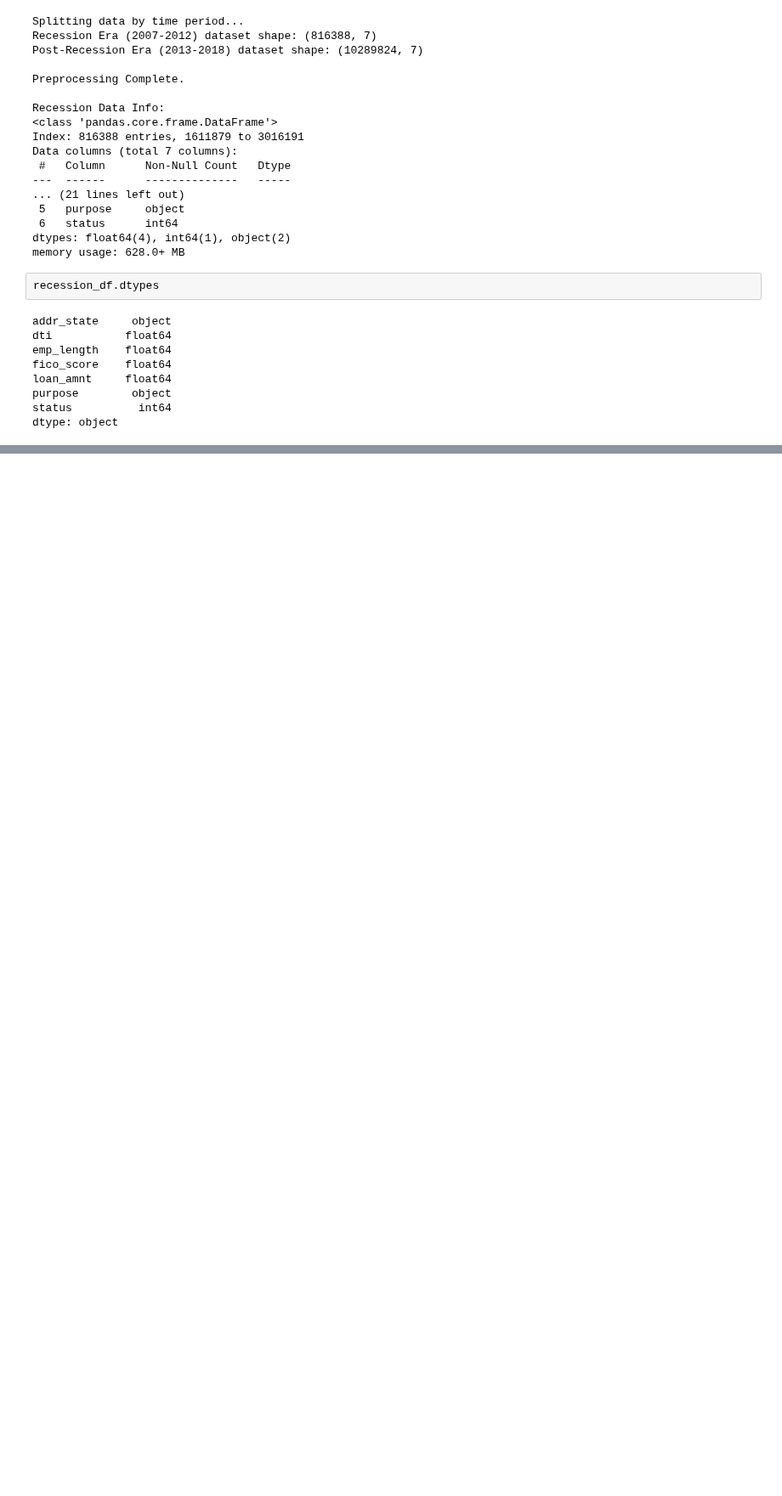
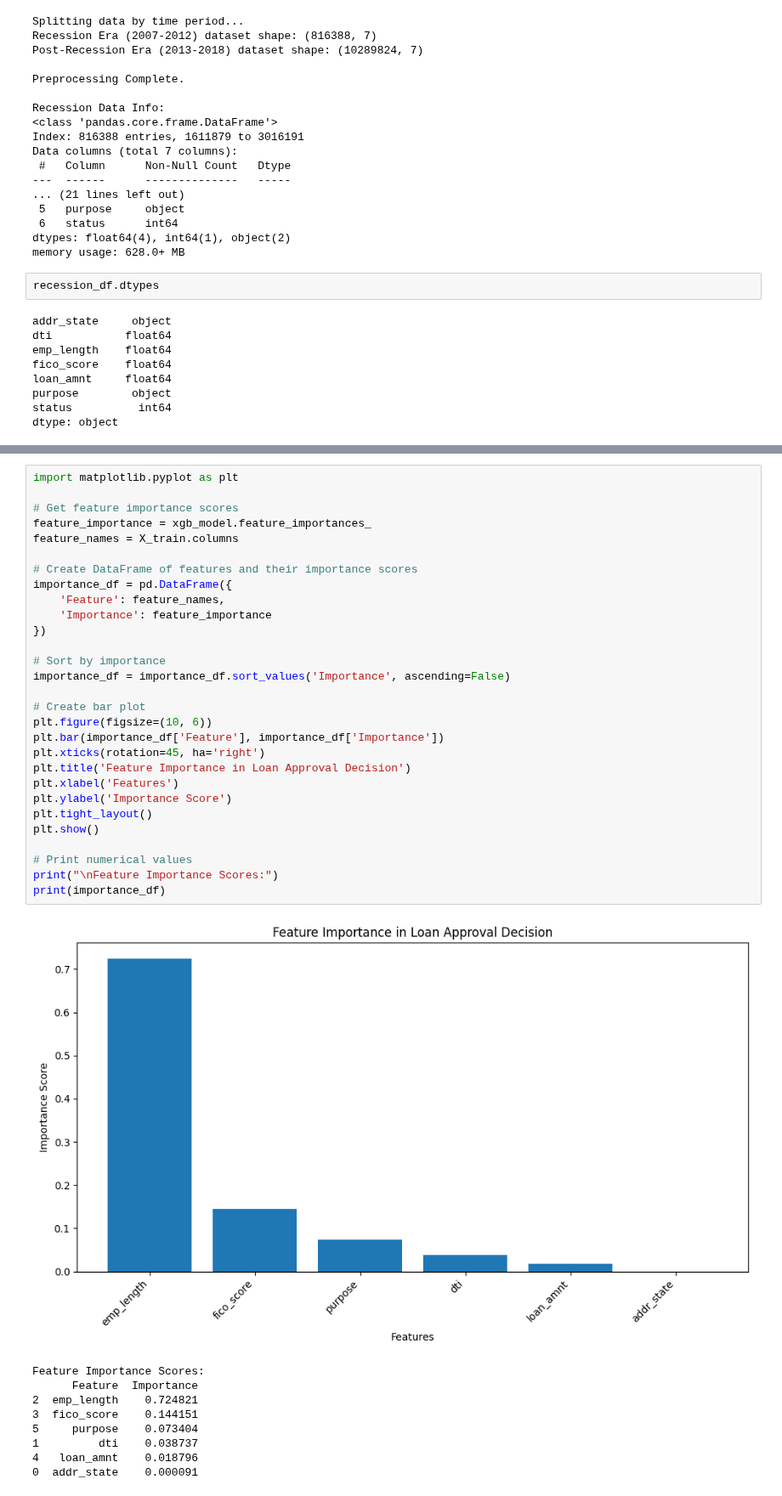
Before and after one commit to cedergrund/CSCI4622Project, a Jupyter notebook: checkincode.ipynb, the cells around one changed output, grey strips where cells are left out. Shown at 85% size. Saved outputs shown, nothing was run; the diff lists cells and outputs as text; blank space fills up the shorter version.

```diff
--- a/checkincode.ipynb
+++ b/checkincode.ipynb
@@ -328,0 +431,39 @@ dtype: object
+# %%
+import matplotlib.pyplot as plt
+
+# Get feature importance scores
+feature_importance = xgb_model.feature_importances_
+feature_names = X_train.columns
+
+# Create DataFrame of features and their importance scores
+importance_df = pd.DataFrame({
+    'Feature': feature_names,
+    'Importance': feature_importance
+})
+
+# Sort by importance
+importance_df = importance_df.sort_values('Importance', ascending=False)
+
+# Create bar plot
+plt.figure(figsize=(10, 6))
+plt.bar(importance_df['Feature'], importance_df['Importance'])
+plt.xticks(rotation=45, ha='right')
+plt.title('Feature Importance in Loan Approval Decision')
+plt.xlabel('Features')
+plt.ylabel('Importance Score')
+plt.tight_layout()
+plt.show()
+
+# Print numerical values
+print("\nFeature Importance Scores:")
+print(importance_df)
+# %% [output]
+[figure, added]
+Feature Importance Scores:
+      Feature  Importance
+2  emp_length    0.724821
+3  fico_score    0.144151
+5     purpose    0.073404
+1         dti    0.038737
+4   loan_amnt    0.018796
+0  addr_state    0.000091
```
Also changed, not shown: parts of 3 cells of this notebook.
